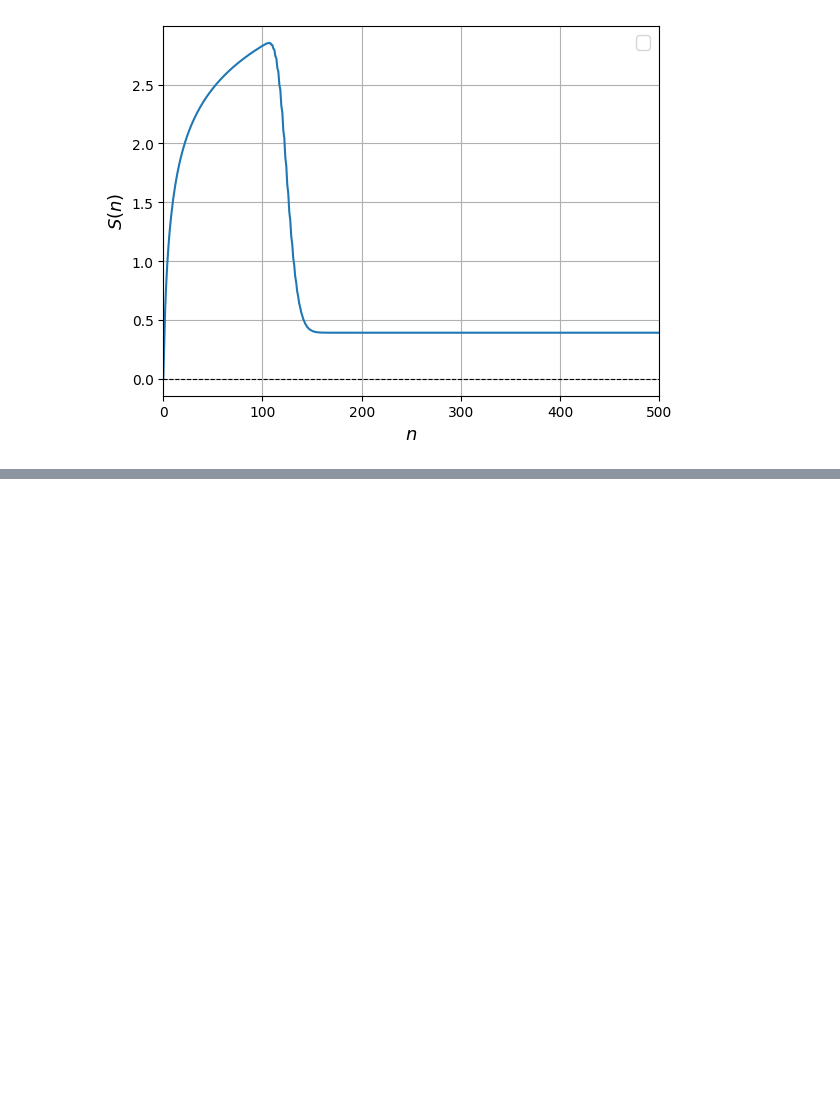
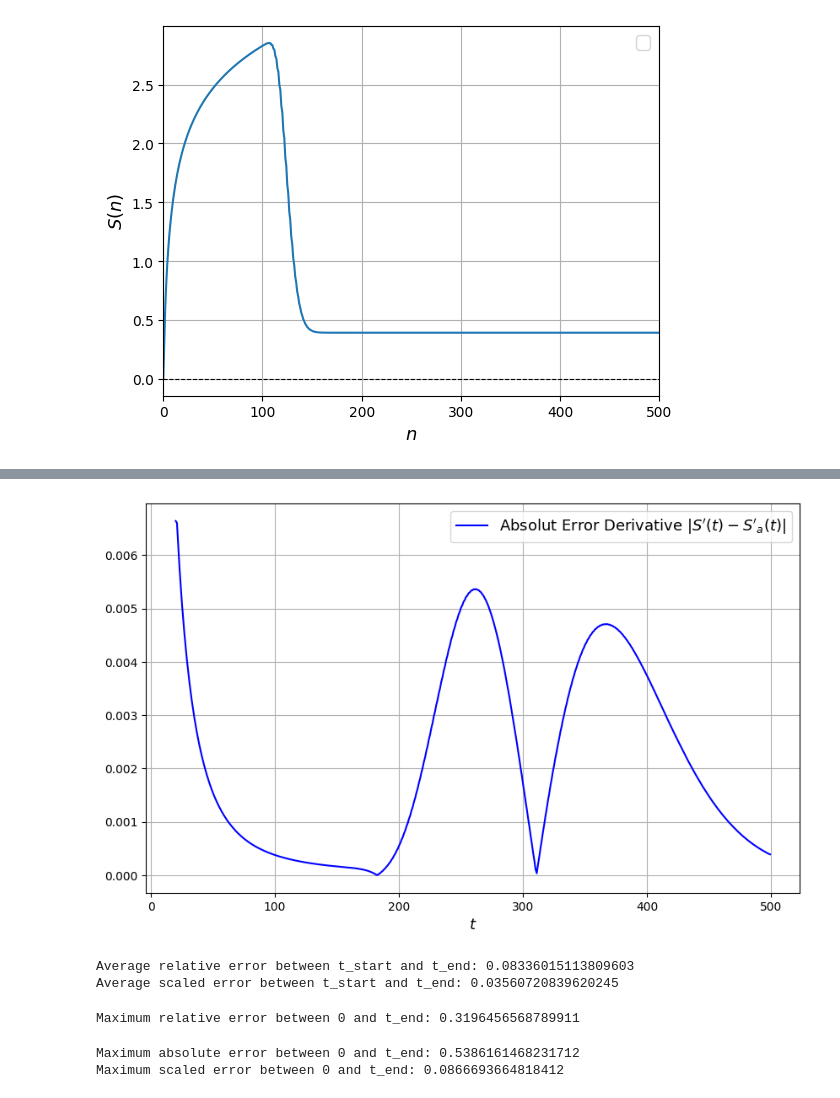
Before and after one commit to pedrolinckm/OQW-Thermodynamics, a Jupyter notebook: thermodynamics_oqw.ipynb, the cells around one changed output, grey strips where cells are left out. Drawn from its saved outputs; the diff is of its cells as text; code cells hidden in the pictures; blank space fills up the shorter version.

```diff
--- a/thermodynamics_oqw.ipynb
+++ b/thermodynamics_oqw.ipynb
@@ -378,0 +414,26 @@ plt.show()
+# %%
+#absolute error of derivative of entropies plot using np gradient
+t_values = []
+S_exact_list = []
+S_analytic_list = []
+
+N = 100
+for t in range(20, tmax):
+    S_exact = S_entropy(N, omega, t)
+    S_analytic = S_corrected(N, omega, t)
+    S_exact_list.append(S_exact)
+    S_analytic_list.append(S_analytic)
+    t_values.append(t)
+
+S_exact_derivative = np.gradient(S_exact_list, t_values)
+S_analytic_derivative = np.gradient(S_analytic_list, t_values)
+absolut_error_derivative = abs(S_exact_derivative - S_analytic_derivative)
+plt.figure(figsize=(10, 6))
+plt.plot(t_values, absolut_error_derivative, color = 'blue', label = 'Absolut Error Derivative $|S\'(t) - S\'_{a}(t)|$')
+plt.grid(True)
+plt.xlabel(r'$t$', fontsize=13)
+plt.legend(fontsize=13)
+plt.savefig("absolut_error_derivative_oqw_entropy.pgf")
+plt.show()
+# %% [output]
+[figure, added]
@@ -378,0 +459,47 @@ plt.show()
+# %%
+#average relative error between t_start and t_end
+N = 500
+omega = 2/3
+
+error = []
+scaled_error =  []
+for t in range(math.ceil(t_start(N,omega)), math.ceil(t_end(N,omega)+1)):
+    S_exact = S_entropy(N, omega, t)
+    S_analytic = S_corrected(N, omega, t)
+    error.append(abs(S_exact - S_analytic)/S_exact)
+    scaled_error.append(abs(S_exact - S_analytic)/np.log(N))
+average_relative_error = sum(error) / len(error)
+print("Average relative error between t_start and t_end:", average_relative_error)
+scaled_relative_error = sum(scaled_error) / len(scaled_error)
+print("Average scaled error between t_start and t_end:", scaled_relative_error)
+# %% [output]
+Average relative error between t_start and t_end: 0.08336015113809603
+Average scaled error between t_start and t_end: 0.03560720839620245
+# %%
+#maximum relative error between zero and t_end
+N = 500
+omega = 2/3
+
+t_values = []
+for t in range(0, math.ceil(t_end(N,omega)+1)):
+    t_values.append(t)
+relative_errors = [abs(S_entropy(N, omega, t) - S_corrected(N,omega,t))/S_entropy(N, omega, t) for t in range(5,len(t_values))]
+max_relative_error = max(relative_errors)
+print("Maximum relative error between 0 and t_end:", max_relative_error)
+# %% [output]
+Maximum relative error between 0 and t_end: 0.3196456568789911
+# %%
+#maximum absolute error between zero and t_end
+N = 500
+omega = 2/3
+
+t_values = []
+for t in range(0, math.ceil(t_end(N,omega)+1)):
+    t_values.append(t)
+absolute_errors = [abs(S_entropy(N, omega, t) - S_corrected(N,omega,t)) for t in range(5,len(t_values))]
+max_absolute_error = max(absolute_errors)
+print("Maximum absolute error between 0 and t_end:", max_absolute_error)
+print("Maximum scaled error between 0 and t_end:", max_absolute_error/np.log(N))
+# %% [output]
+Maximum absolute error between 0 and t_end: 0.5386161468231712
+Maximum scaled error between 0 and t_end: 0.0866693664818412
```
Also changed, not shown: parts of 5 cells of this notebook, 16 other files.
